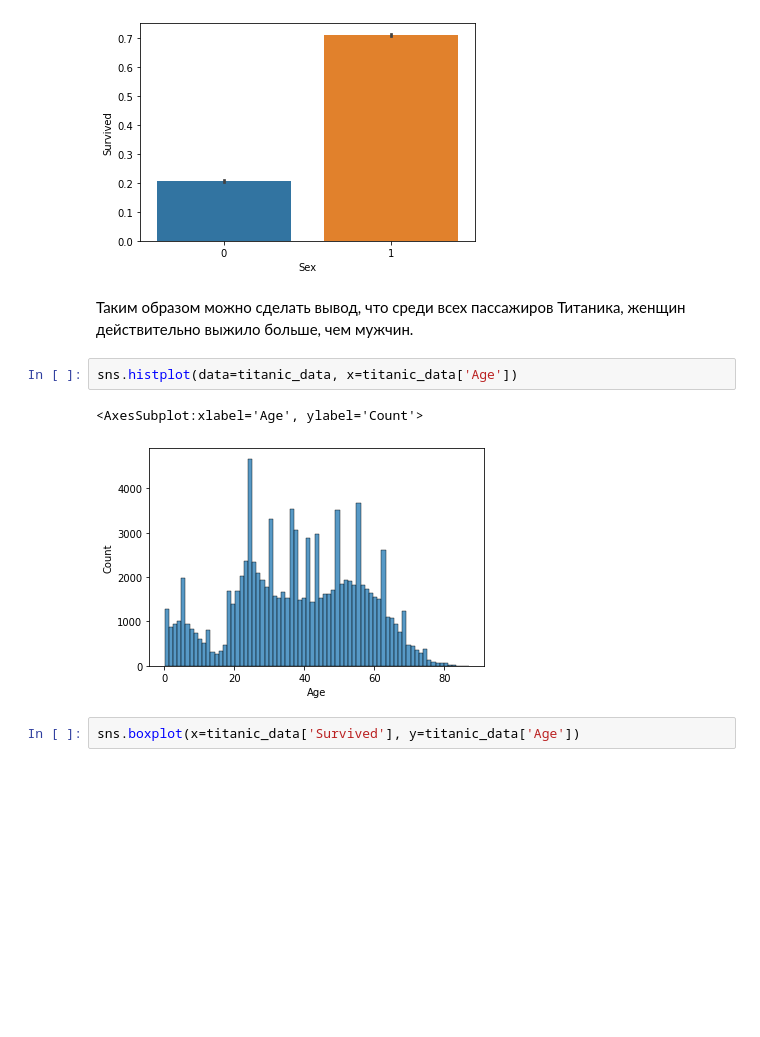
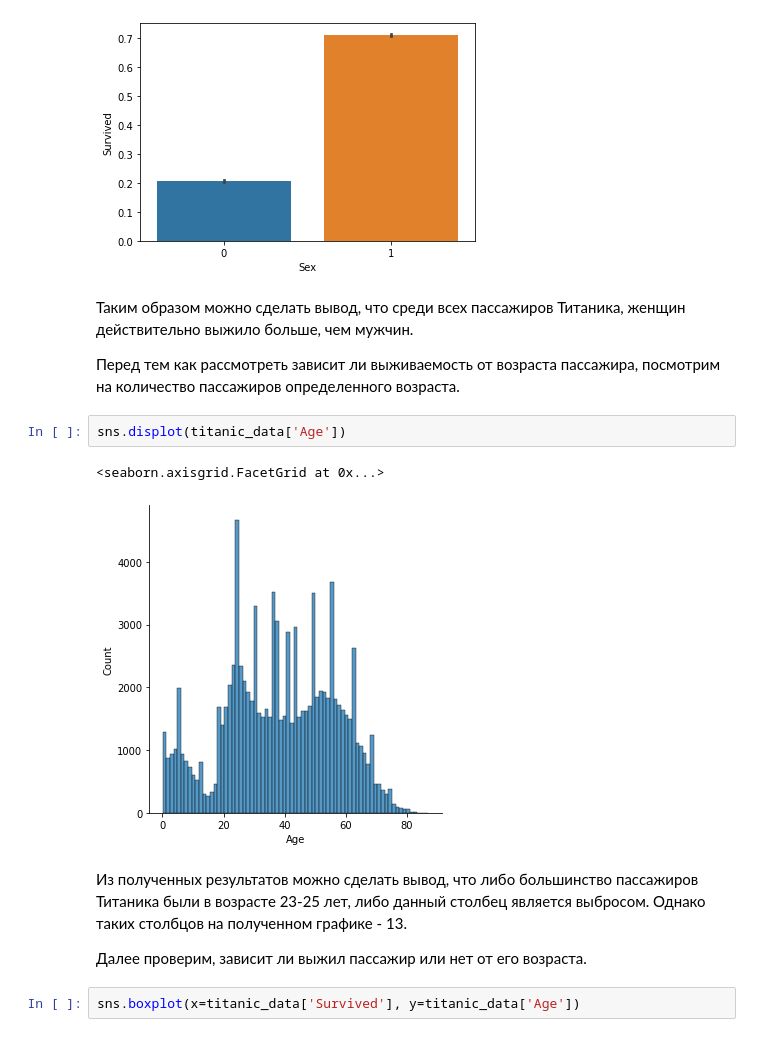
Before and after one commit to liriannamiller/rs_course, a Jupyter notebook: eda.ipynb, the cells around one changed output. Saved outputs shown, nothing was run; the diff lists cells and outputs as text; blank space fills up the shorter version.

```diff
--- a/eda.ipynb
+++ b/eda.ipynb
@@ -110,11 +131,17 @@ sns.barplot(x='Sex', y='Survived', data=titanic_data)
 [figure]
 # %% [markdown]
 Таким образом можно сделать вывод, что среди всех пассажиров Титаника, женщин действительно выжило больше, чем мужчин.
+
+Перед тем как рассмотреть зависит ли выживаемость от возраста пассажира, посмотрим на количество пассажиров определенного возраста.
 # %%
-sns.histplot(data=titanic_data, x=titanic_data['Age'])
+sns.displot(titanic_data['Age'])
 # %% [output]
-<AxesSubplot:xlabel='Age', ylabel='Count'>
+<seaborn.axisgrid.FacetGrid at 0x...>
-[figure, old version]
+[figure, new version]
+# %% [markdown]
+Из полученных результатов можно сделать вывод, что либо большинство пассажиров Титаника были в возрасте 23-25 лет, либо данный столбец является выбросом. Однако таких столбцов на полученном графике - 13.
+
+Далее проверим, зависит ли выжил пассажир или нет от его возраста.
 # %%
 sns.boxplot(x=titanic_data['Survived'], y=titanic_data['Age'])
 # %% [output]
```
Also changed, not shown: parts of 20 cells of this notebook.
